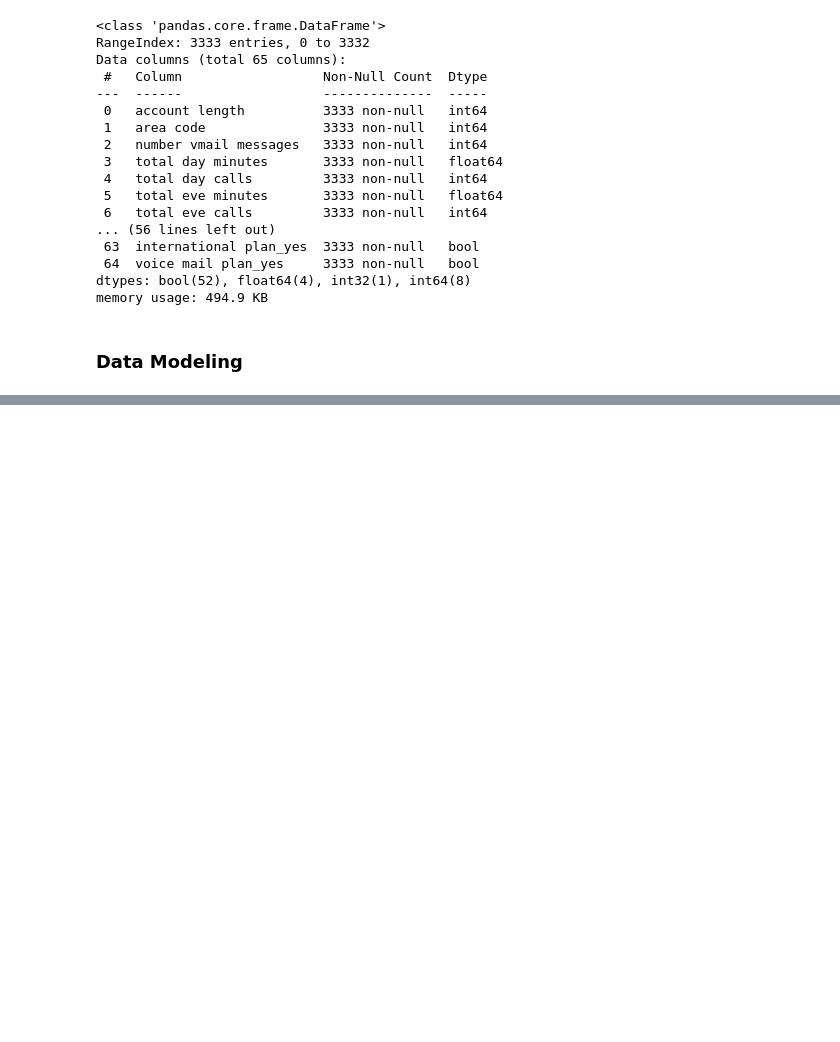
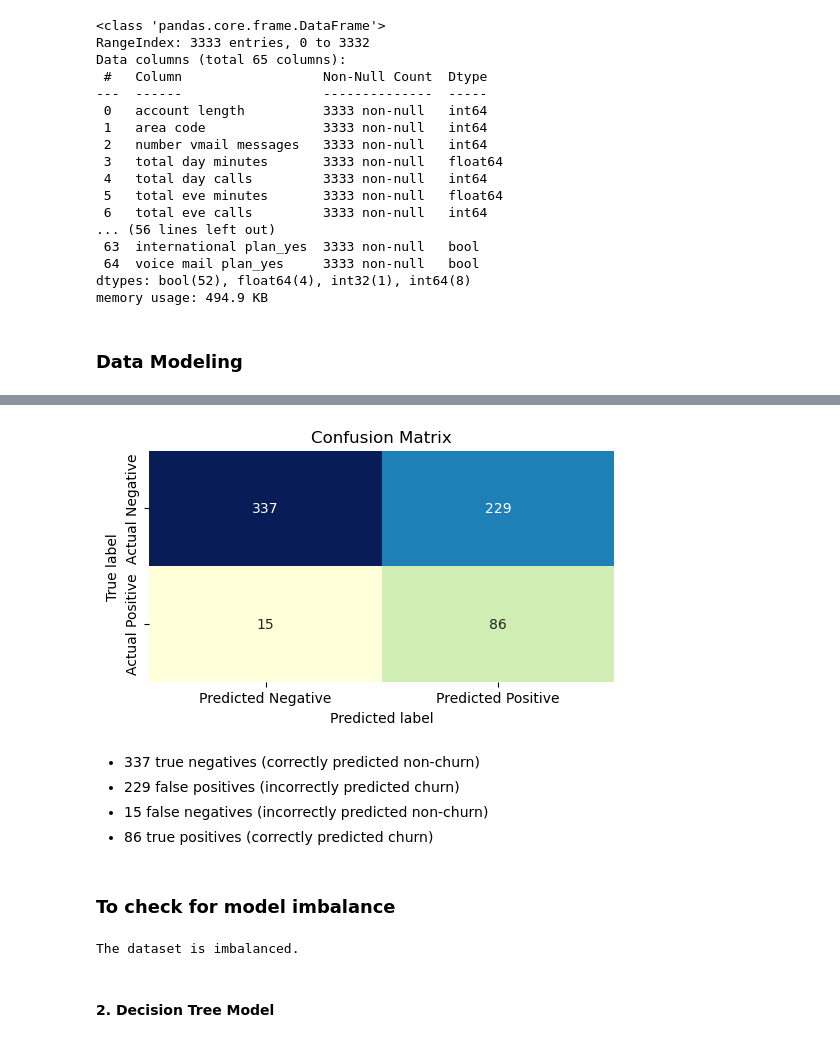
Before and after one commit to kiptochmike/Customer-Churn, a Jupyter notebook: customer_churn.ipynb, the cells around one changed output, grey strips where cells are left out. Saved outputs shown, nothing was run; the diff lists cells and outputs as text; code cells hidden in the pictures; blank space fills up the shorter version.

Commit message:
Logistic Regression Model

```diff
--- a/customer_churn.ipynb
+++ b/customer_churn.ipynb
@@ -463,0 +471,17 @@ memory usage: 494.9 KB
+# %%
+# Splitting the dataset into features (X) and target variable (y)
+
+y = df['churn']
+X = df.drop(columns=['churn'])
+# %%
+
+# Create StandardScaler object
+scaler = StandardScaler()
+
+# Fit and transform the features
+X_scaled = scaler.fit_transform(X)
+
+# Convert the scaled features back to a DataFrame
+X_scaled = pd.DataFrame(X_scaled, columns=X.columns)
+
+X_scaled.head()
@@ -463,0 +498,11 @@ memory usage: 494.9 KB
+# %%
+# perform train test split
+
+# Split the data into training and testing sets
+X_train, X_test, y_train, y_test = train_test_split(X_scaled, y, test_size=0.2, random_state=42)
+
+# Create a logistic regression model
+logreg = LogisticRegression(fit_intercept=False, C=1e12, solver='liblinear')
+
+# Fit the model on the training data
+logreg.fit(X_train, y_train)
@@ -463,0 +552,38 @@ memory usage: 494.9 KB
+# %%
+# Generate predictions on the test set
+y_pred = logreg.predict(X_test)
+
+# Build confusion matrix
+conf_matrix = confusion_matrix(y_test, y_pred)
+
+#Visualize the Matrix
+plt.figure(figsize=(6,3))
+sns.heatmap(conf_matrix, annot=True, cmap='YlGnBu', fmt='g', cbar=False,
+            xticklabels=['Predicted Negative', 'Predicted Positive'],
+            yticklabels=['Actual Negative', 'Actual Positive'])
+plt.xlabel('Predicted label')
+plt.ylabel('True label')
+plt.title('Confusion Matrix')
+plt.show()
+# %% [output]
+[figure, added]
+# %% [markdown]
+- 337 true negatives (correctly predicted non-churn)
+- 229 false positives (incorrectly predicted churn)
+- 15 false negatives (incorrectly predicted non-churn)
+- 86 true positives (correctly predicted churn)
+# %% [markdown]
+### To check for model imbalance
+# %%
+# Calculate the distribution of the target variable
+class_distribution = df['churn'].value_counts()
+
+# Check if the dataset is imbalanced
+if class_distribution[0] / class_distribution[1] > 2 or class_distribution[1] / class_distribution[0] > 2:
+    print("The dataset is imbalanced.")
+else:
+    print("The dataset is balanced.")
+# %% [output]
+The dataset is imbalanced.
+# %% [markdown]
+#### 2. Decision Tree Model
```
Also changed, not shown: parts of 9 cells of this notebook.
